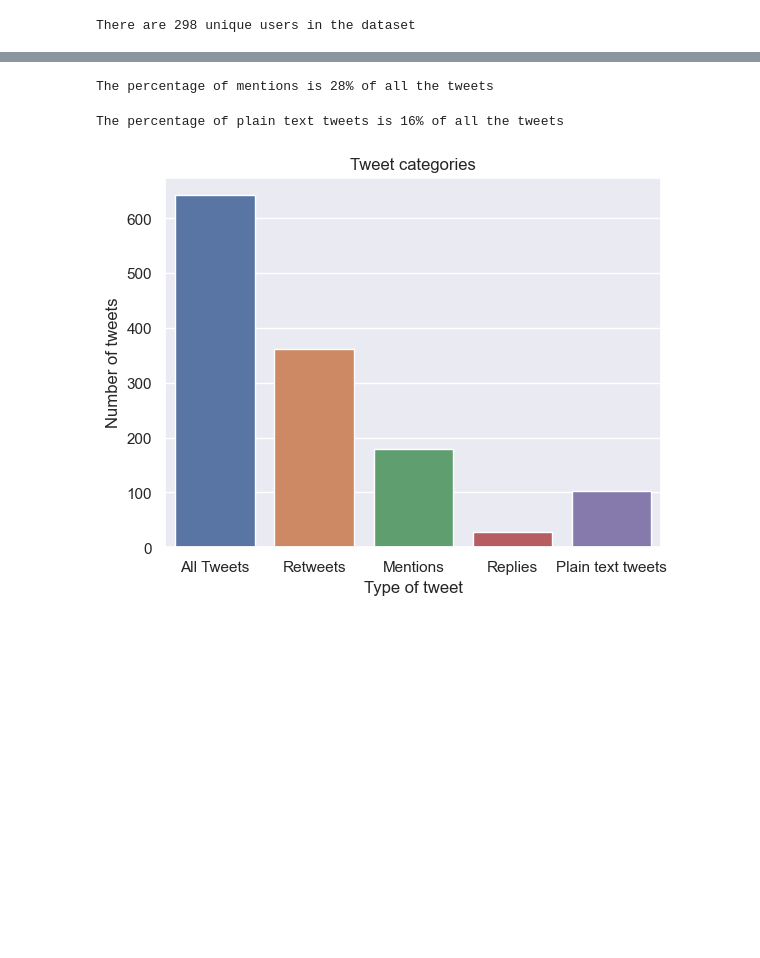
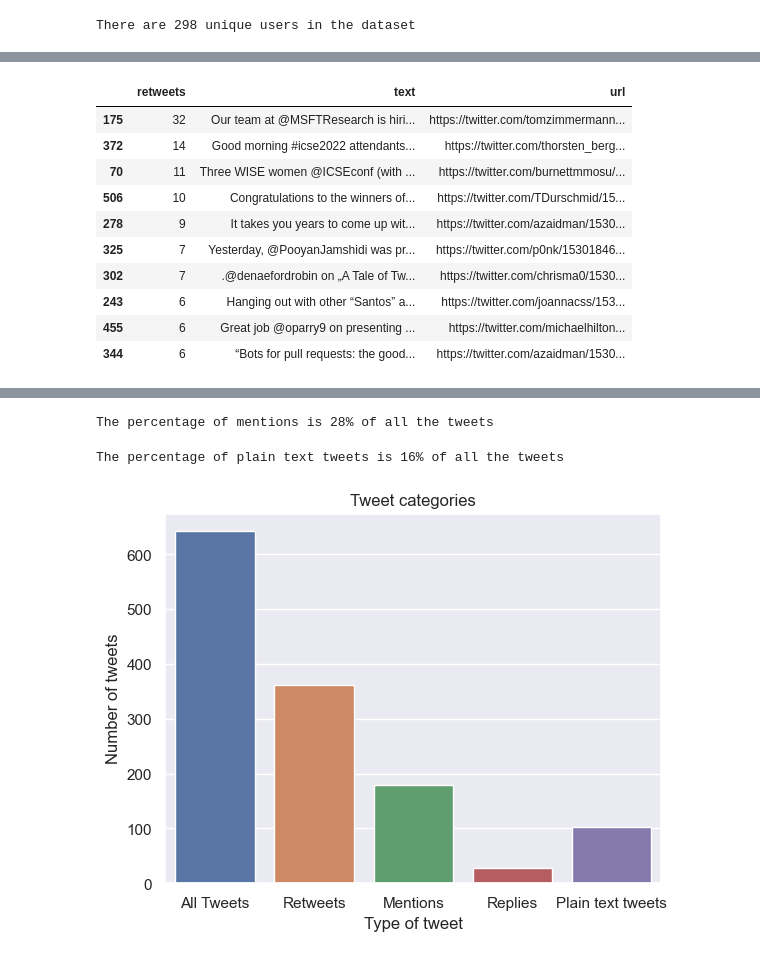
Before and after one commit to chrisma/icse22-tweets, a Jupyter notebook: analysis.ipynb, the cells around one changed output, grey strips where cells are left out. Saved outputs shown, nothing was run; the diff lists cells and outputs as text; code cells hidden in the pictures; blank space fills up the shorter version.

```diff
--- a/analysis.ipynb
+++ b/analysis.ipynb
@@ -68,2 +99,17 @@ There are 298 unique users in the dataset
+# %%
+retweet_sorted_tweets = tweets[~tweets['RT']].sort_values('retweets', ascending=False)
+retweet_sorted_tweets[['retweets','text','url']].head(10)
+# %% [output]
+|  | retweets | text | url |
+| 175 | 32 | Our team at @MSFTResearch is hiri... | https://twitter.com/tomzimmermann... |
+| 372 | 14 | Good morning #icse2022 attendants... | https://twitter.com/thorsten_berg... |
+| 70 | 11 | Three WISE women @ICSEconf (with ... | https://twitter.com/burnettmmosu/... |
+| 506 | 10 | Congratulations to the winners of... | https://twitter.com/TDurschmid/15... |
+| 278 | 9 | It takes you years to come up wit... | https://twitter.com/azaidman/1530... |
+| 325 | 7 | Yesterday, @PooyanJamshidi was pr... | https://twitter.com/p0nk/15301846... |
+| 302 | 7 | .@denaefordrobin on „A Tale of Tw... | https://twitter.com/chrisma0/1530... |
+| 243 | 6 | Hanging out with other “Santos” a... | https://twitter.com/joannacss/153... |
+| 455 | 6 | Great job @oparry9 on presenting ... | https://twitter.com/michaelhilton... |
+| 344 | 6 | “Bots for pull requests: the good... | https://twitter.com/azaidman/1530... |
 # %%
 usertweets = tweets.groupby('Username')
```
Also changed, not shown: parts of 8 cells of this notebook.
